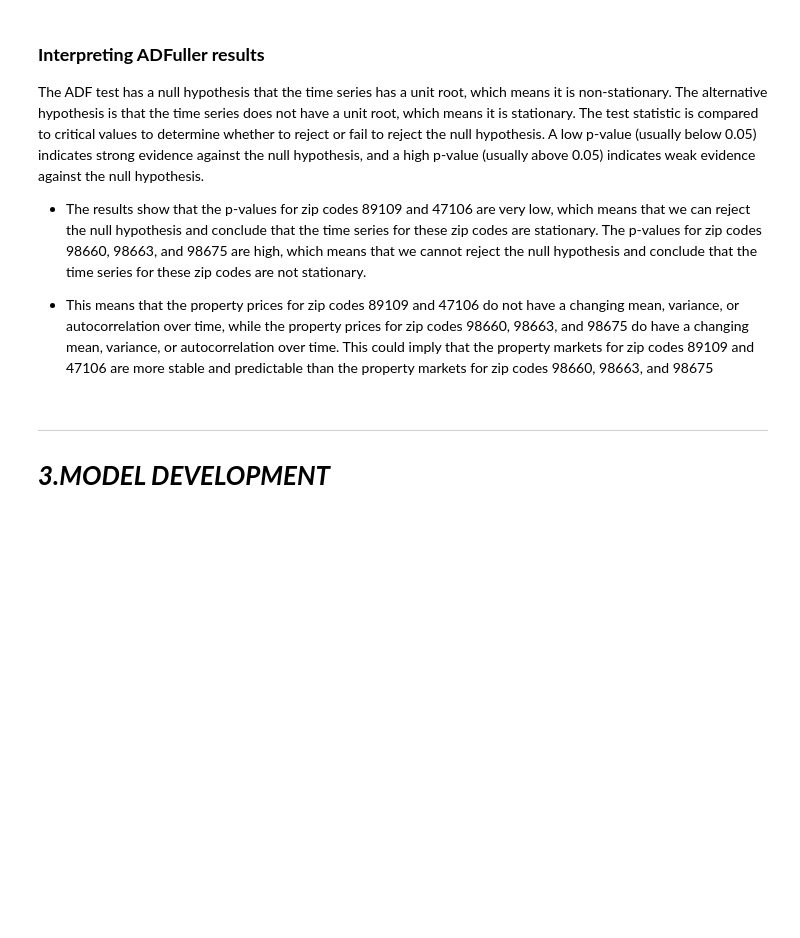
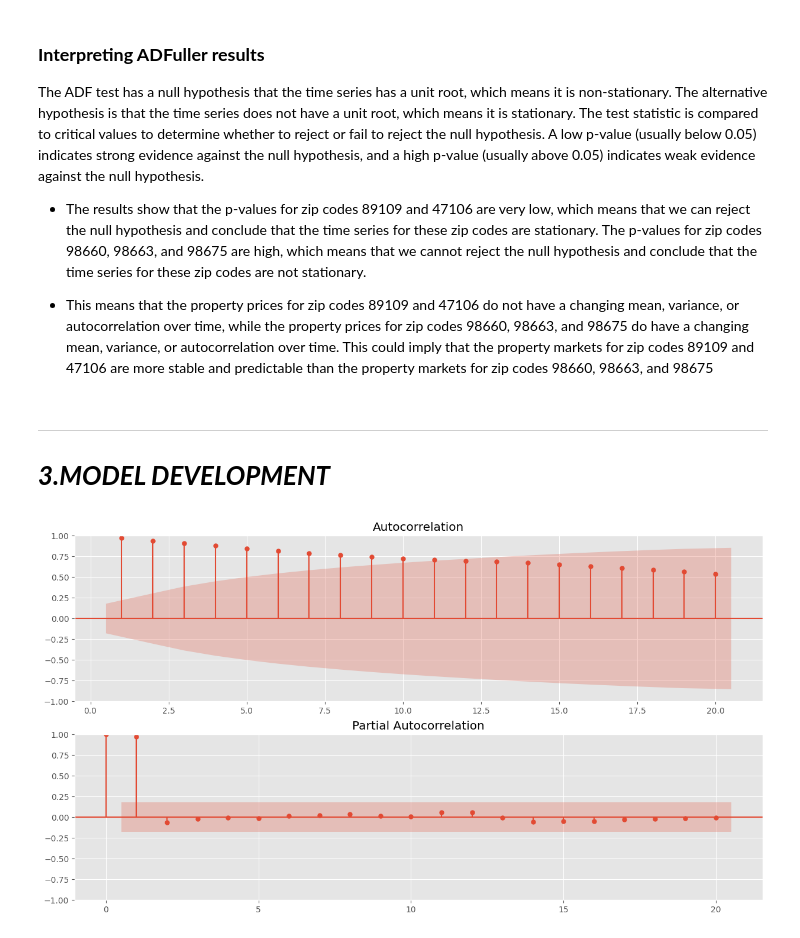
Before and after one commit to MWENDA1999/Predictive-Modeling-Time-Series-Forecasting-G9DSF-FT06-P4, a Jupyter notebook: notebook.ipynb, the cells around one changed output. Saved outputs shown, nothing was run; the diff lists cells and outputs as text; code cells hidden in the pictures; blank space fills up the shorter version.

```diff
--- a/notebook.ipynb
+++ b/notebook.ipynb
@@ -755,3 +764,23 @@ The ADF test has a null hypothesis that the time series has a unit root, which m
 # %% [markdown]
 ---------------------------
 # ***3.MODEL DEVELOPMENT***
+# %%
+zipcode_89109_data = indexed_data[indexed_data['Zipcode'] == 89109].drop(['Price', 'Zipcode'], axis=1)
+# %%
+modeling_data = zipcode_89109_data
+# %%
+from statsmodels.graphics.tsaplots import plot_acf, plot_pacf
+
+
+def acf_pacf(data, alags=20, plags=20):
+    fig, (ax1, ax2) = plt.subplots(2, 1, figsize=(15, 8))
+    # Make ACF plot
+    plot_acf(data, lags=alags, zero=False, ax=ax1)
+    # Make PACF plot
+    plot_pacf(data, lags=plags, ax=ax2)
+    plt.show()
+
+# plotting acf and pacf for your data
+acf_pacf(modeling_data)
+# %% [output]
+[figure, added]
```
Also changed, not shown: parts of 12 cells of this notebook.
